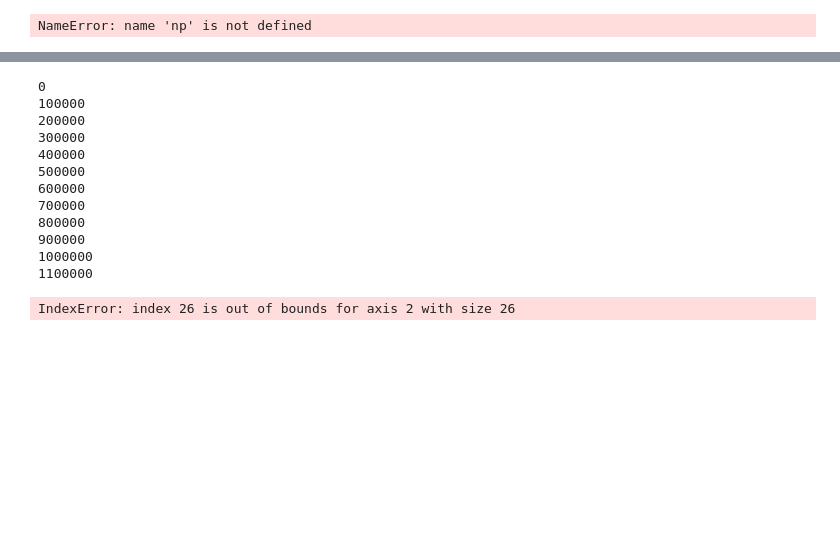
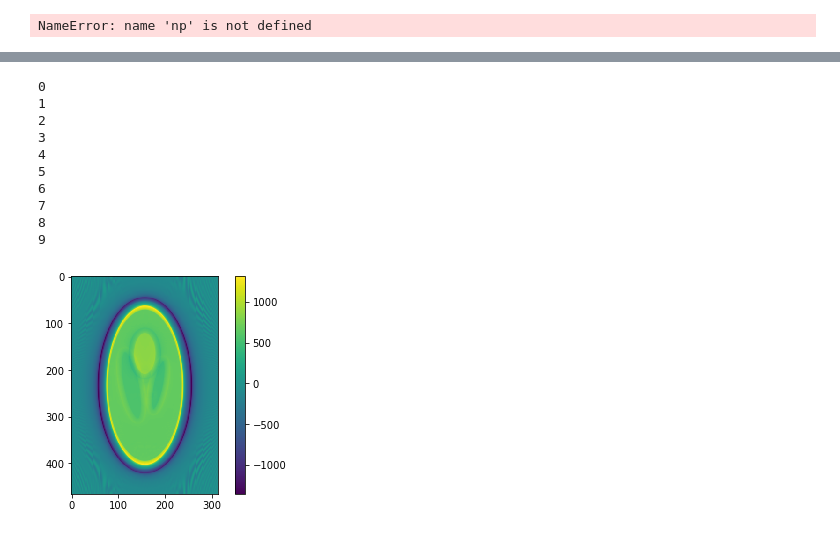
Before and after one commit to nicholas-zhu/MRI_tools, a Jupyter notebook: Untitled.ipynb, the cells around one changed output, grey strips where cells are left out. Cells and saved outputs as stored; diff of their text form; code cells hidden in the pictures; blank space fills up the shorter version.

```diff
--- a/Untitled.ipynb
+++ b/Untitled.ipynb
@@ -191,19 +191,24 @@ NFT = nufft_support.NUFFT(traj)
  [ -19   19]]
 # %%
-image = cfl.readcfl('phantom_img')
-image_t = NFT.gTg(image)
+image = NFT.adjoint(data)
+#image_t = NFT.ATA(image)
 # %% [output]
 0
-100000
-200000
-300000
-400000
-500000
-600000
-700000
-800000
-900000
-1000000
-1100000
+1
+2
+3
+4
+5
+6
+7
+8
+9
-IndexError: index 26 is out of bounds for axis 2 with size 26
+# %%
+image_c = image/(NFT.win+np.finfo(np.float64).eps)
+plt.imshow(np.real(image_c[:,:,30]))
+plt.ioff()
+plt.colorbar()
+plt.show()
+# %% [output]
+[figure, added]
 # %%
```
Also changed, not shown: parts of 5 cells of this notebook.
